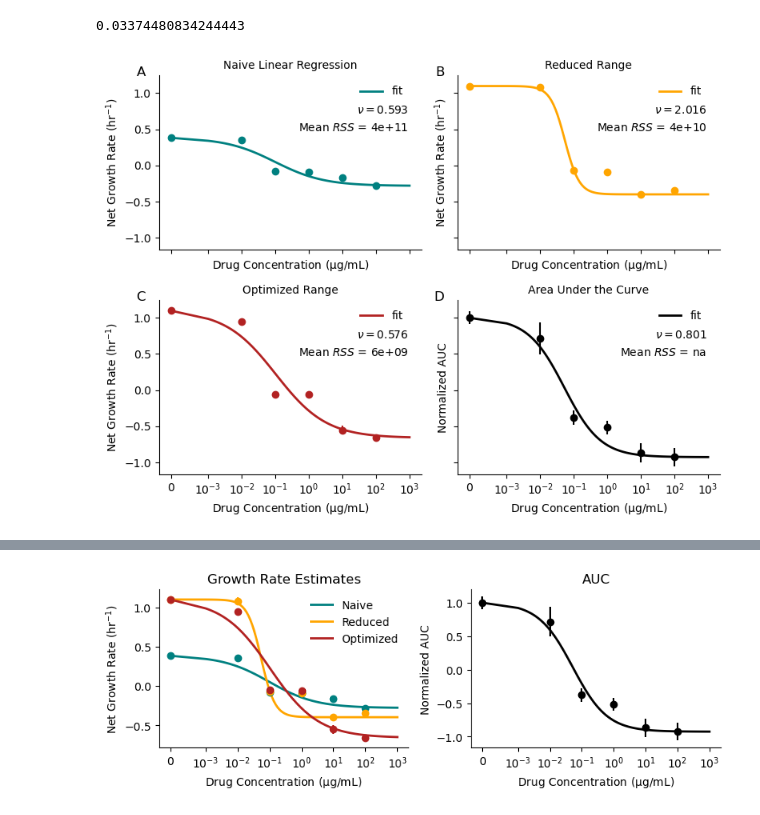
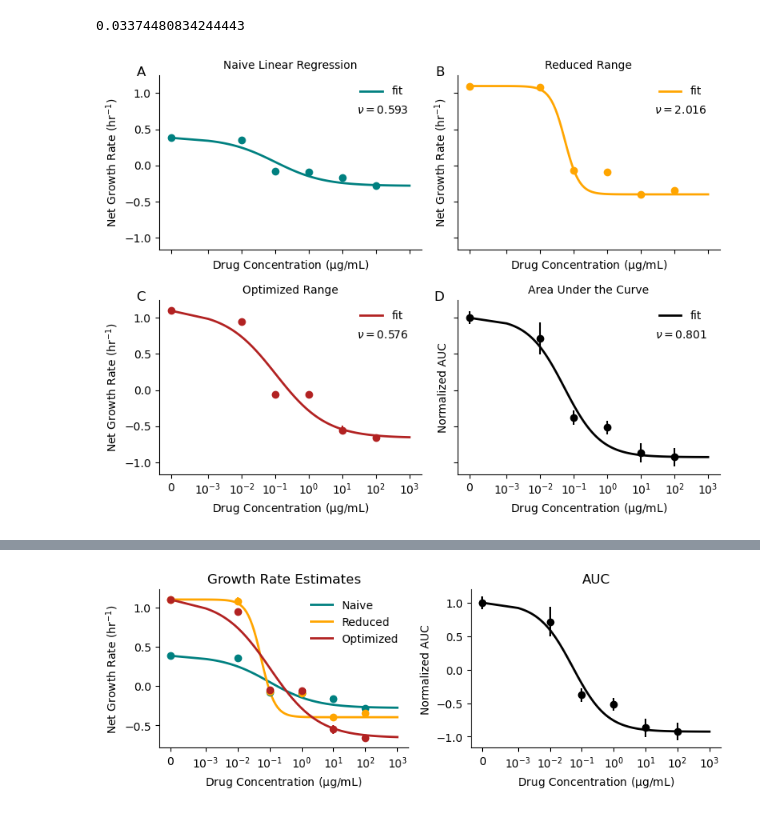
Before and after one commit to eshanking/time-kill-protocol, a Jupyter notebook: data/experiment_code/gr_est_statistical_comparison.ipynb, the cells around one changed output, grey strips where cells are left out. Cells and saved outputs as stored; diff of their text form; code cells hidden in the pictures.

```diff
--- a/data/experiment_code/gr_est_statistical_comparison.ipynb
+++ b/data/experiment_code/gr_est_statistical_comparison.ipynb
@@ -423,32 +423,32 @@ for i,dict_t in enumerate(pd_est_methods):
         conc_fit = np.insert(conc_fit,0,0)
         gr_fit = pharmacodynamic_curve(conc_fit,gmax,gmin,popt[0],popt[1])
 
         gr_fit = np.array(gr_fit)
 
         ax.plot(conc_fit,gr_fit,color=color_list[i],alpha=1,linewidth=2,zorder=-1,label='fit')
 
         ax.set_xscale('symlog',linthresh=0.001)
 
         ax.legend(frameon=False,loc=[0.75,0.85])
         ax.set_xlabel('Drug Concentration ($\mathrm{\mu}$g/mL)')
         ax.set_ylabel(ylabels[i])
         ax.set_title(titles[i],fontsize=10)
 
         # get the coordinate of the right corner of the legend
 
         ax.annotate('$\\nu = $' + str(round(popt[1],3)),(0.95,0.8),xycoords='axes fraction',ha='right',va='center')
-        ax.annotate('Mean $RSS$ = ' + mean_rss,(0.95,0.7),xycoords='axes fraction',ha='right',va='center')
+        # ax.annotate('Mean $RSS$ = ' + mean_rss,(0.95,0.7),xycoords='axes fraction',ha='right',va='center')
 
         ax.spines['right'].set_visible(False)
         ax.spines['top'].set_visible(False)
 
 labels = ['A','B','C','D']
 
 for i,ax in enumerate(ax_list.flatten()):
     ax.text(-0.05, 1.05, labels[i], transform=ax.transAxes,fontsize=12, va='top', ha='right')
 
 fig.tight_layout()
 
 fig.savefig('../../figures/pharmacodynamic_fit.pdf',bbox_inches='tight')
 # %% [output]
-[figure, old version]
+[figure, new version]
```
Also changed, not shown: parts of 2 cells of this notebook, 3 other files.
